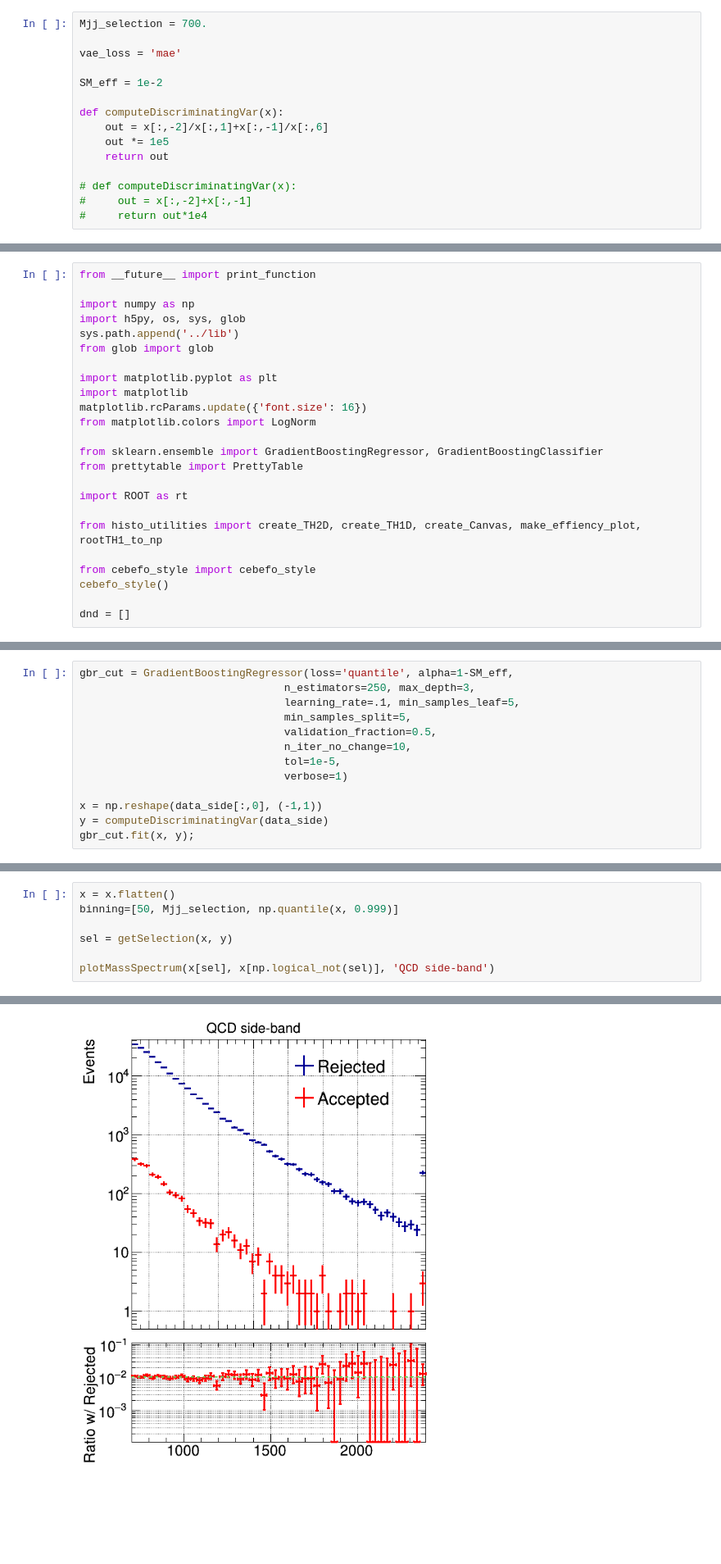
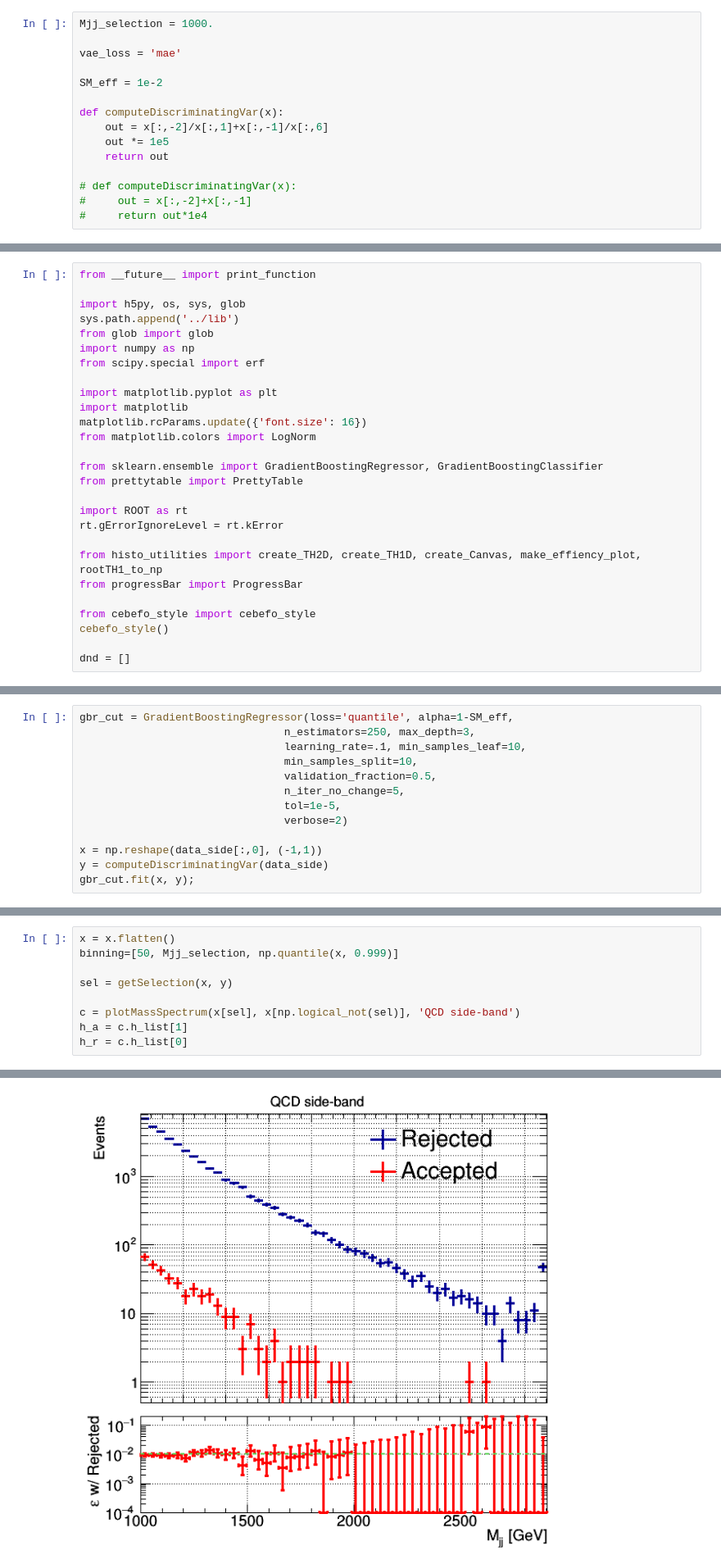
Before and after one commit to thaarres/JetAnomaly_CHEP19, a Jupyter notebook: jupyter/ModelIndepoAnomalyDetection.ipynb, the cells around one changed output, grey strips where cells are left out. Shown at 82% size. Drawn from its saved outputs; the diff is of its cells as text; blank space fills up the shorter version.

Commit message:
MI plots

```diff
--- a/jupyter/ModelIndepoAnomalyDetection.ipynb
+++ b/jupyter/ModelIndepoAnomalyDetection.ipynb
@@ -1,5 +1,5 @@
 # %%
-Mjj_selection = 700.
+Mjj_selection = 1000.
 
 vae_loss = 'mae'
 
@@ -18,10 +18,11 @@ def computeDiscriminatingVar(x):
 # %%
 from __future__ import print_function
 
-import numpy as np
 import h5py, os, sys, glob
 sys.path.append('../lib')
 from glob import glob
+import numpy as np
+from scipy.special import erf
 
 import matplotlib.pyplot as plt
 import matplotlib
@@ -32,8 +33,10 @@ from sklearn.ensemble import GradientBoostingRegressor, GradientBoostingClassifi
 from prettytable import PrettyTable
 
 import ROOT as rt
+rt.gErrorIgnoreLevel = rt.kError
 
 from histo_utilities import create_TH2D, create_TH1D, create_Canvas, make_effiency_plot, rootTH1_to_np
+from progressBar import ProgressBar
 
 from cebefo_style import cebefo_style
 cebefo_style()
@@ -70,12 +73,12 @@ Warning in <TROOT::Append>: Replacing existing TH1: h (Potential memory leak).
 # %%
 gbr_cut = GradientBoostingRegressor(loss='quantile', alpha=1-SM_eff,
                                 n_estimators=250, max_depth=3,
-                                learning_rate=.1, min_samples_leaf=5,
-                                min_samples_split=5,
+                                learning_rate=.1, min_samples_leaf=10,
+                                min_samples_split=10,
                                 validation_fraction=0.5,
-                                n_iter_no_change=10,
+                                n_iter_no_change=5,
                                 tol=1e-5,
-                                verbose=1)
+                                verbose=2)
 
 x = np.reshape(data_side[:,0], (-1,1))
 y = computeDiscriminatingVar(data_side)
@@ -157,5 +161,7 @@ binning=[50, Mjj_selection, np.quantile(x, 0.999)]
 
 sel = getSelection(x, y)
 
-plotMassSpectrum(x[sel], x[np.logical_not(sel)], 'QCD side-band')
+c = plotMassSpectrum(x[sel], x[np.logical_not(sel)], 'QCD side-band')
+h_a = c.h_list[1]
+h_r = c.h_list[0]
 # %% [output]
@@ -166,4 +168,4 @@ Warning in <TCanvas::Constructor>: Deleting canvas with same name: c_out_ratio
-[figure, old version]
+[figure, new version]
 # %% [markdown]
 # Define and test Hypotesis test
 # %%
```
Also changed, not shown: parts of 20 cells of this notebook, 45 other files.
